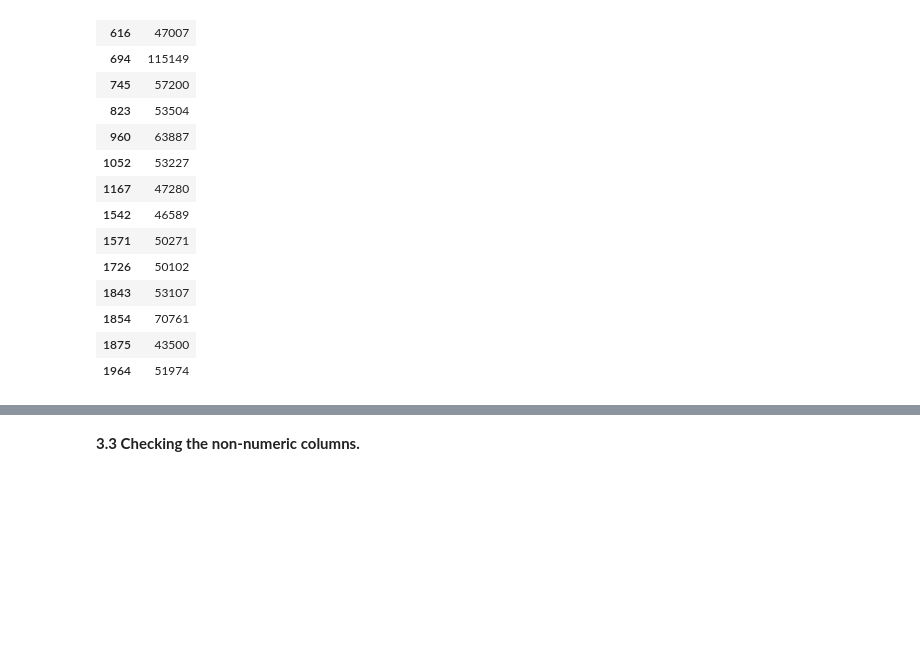
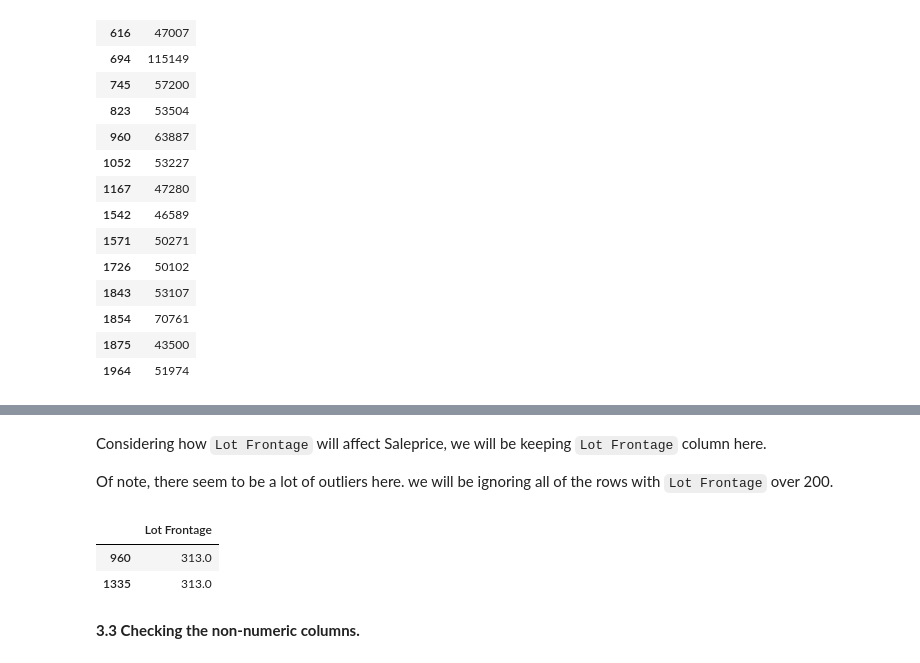
Before and after one commit to Yongfahaik/GA_projects, a Jupyter notebook: project_2/code/01_EDA_and_Cleaning.ipynb, the cells around one changed output, grey strips where cells are left out. Drawn from its saved outputs; the diff is of its cells as text; code cells hidden in the pictures; blank space fills up the shorter version.

```diff
--- a/project_2/code/01_EDA_and_Cleaning.ipynb
+++ b/project_2/code/01_EDA_and_Cleaning.ipynb
@@ -525,0 +533,11 @@ select_cols.append('Lot Area')
+# %% [markdown]
+Considering how `Lot Frontage` will affect Saleprice, we will be keeping `Lot Frontage` column here.
+
+Of note, there seem to be a lot of outliers here.  we will be ignoring all of the rows with `Lot Frontage` over 200.
+# %%
+# Displaying the outliers
+df_train.loc[df_train['Lot Frontage'] > 200][['Lot Frontage']]
+# %% [output]
+|  | Lot Frontage |
+| 960 | 313.0 |
+| 1335 | 313.0 |
```
Also changed, not shown: parts of 12 cells of this notebook, 8 other files.
